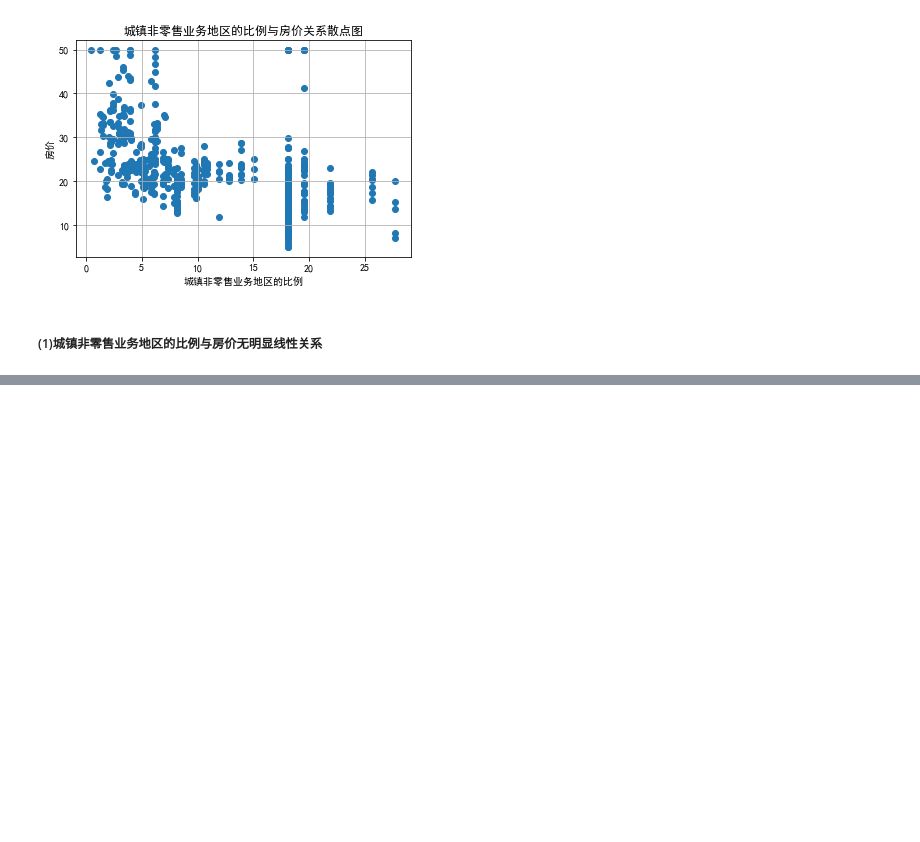
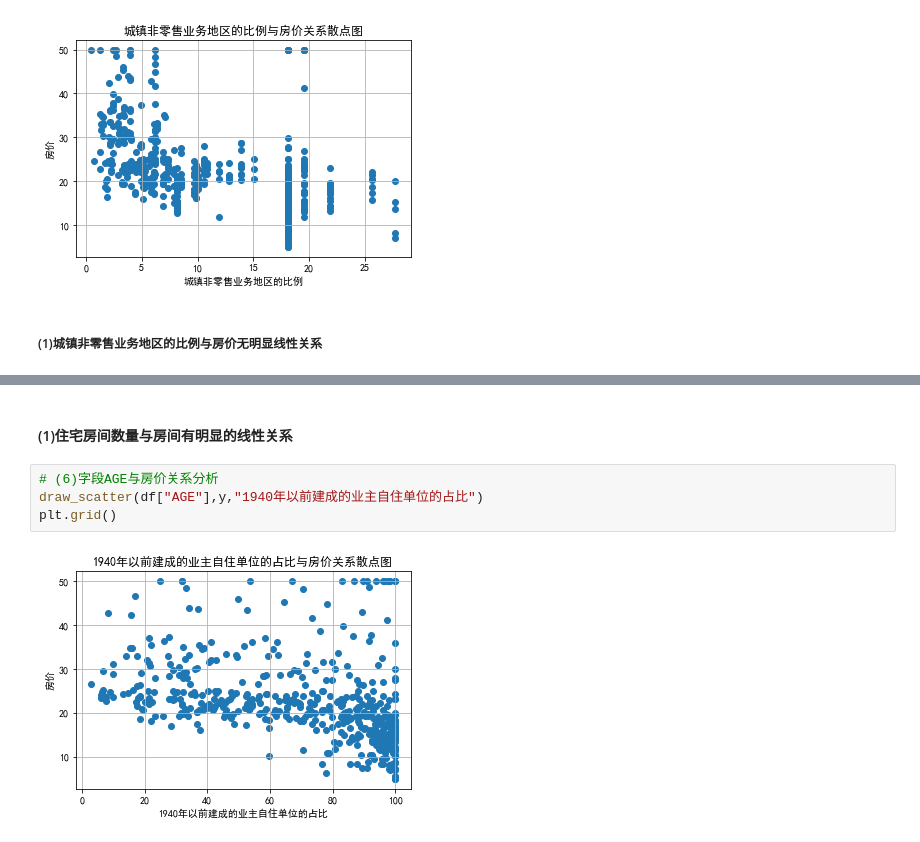
Before and after one commit to coderlai/machine-learning, a Jupyter notebook: 基于xgboost波士顿房价预测-kaggle实战.ipynb, the cells around one changed output, grey strips where cells are left out. Cells and saved outputs as stored; diff of their text form; blank space fills up the shorter version.

```diff
--- a/基于xgboost波士顿房价预测-kaggle实战.ipynb
+++ b/基于xgboost波士顿房价预测-kaggle实战.ipynb
@@ -156,0 +177,8 @@ plt.show()
+# %% [markdown]
+#### (1)住宅房间数量与房间有明显的线性关系
+# %%
+# (6)字段AGE与房价关系分析
+draw_scatter(df["AGE"],y,"1940年以前建成的业主自住单位的占比")
+plt.grid()
+# %% [output]
+[figure, added]
```
Also changed, not shown: parts of 4 cells of this notebook.
